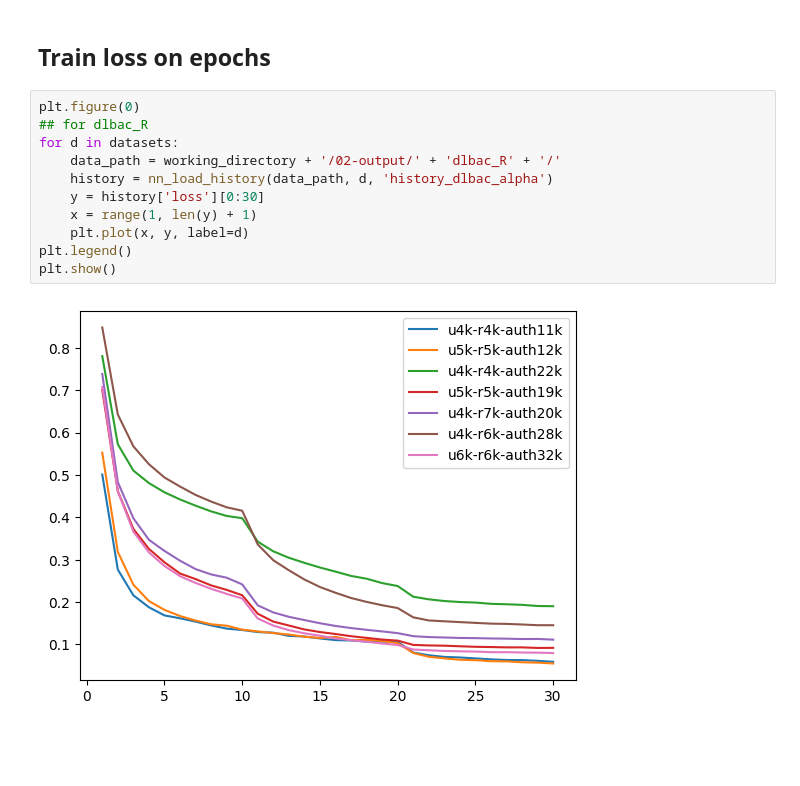
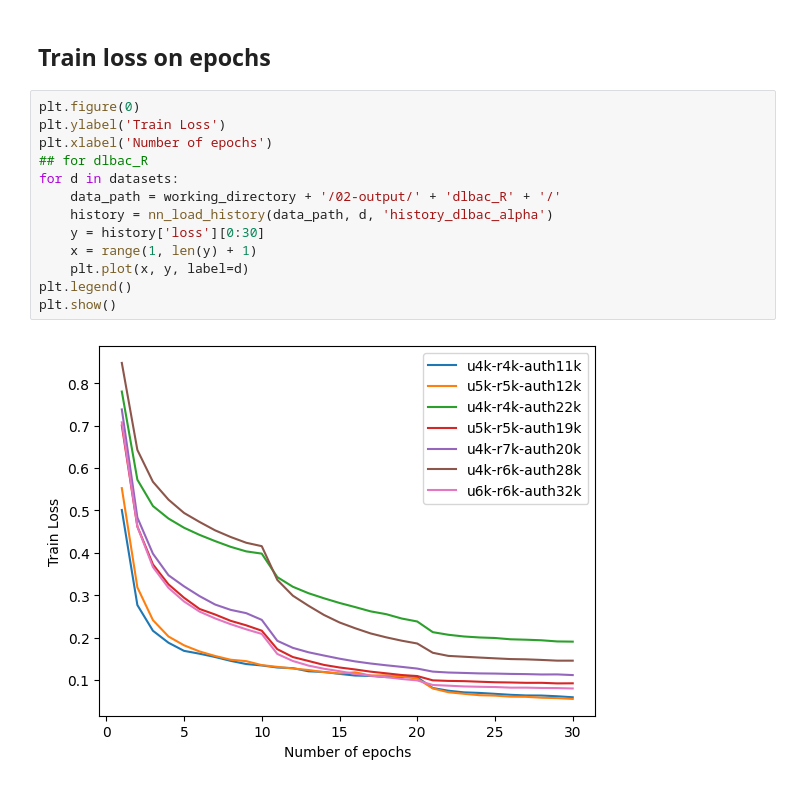
Before and after one commit to mgr-cse/nn-access-ctrl, a Jupyter notebook: model-analysis.ipynb, the cells around one changed output. Drawn from its saved outputs; the diff is of its cells as text; blank space fills up the shorter version.

```diff
--- a/model-analysis.ipynb
+++ b/model-analysis.ipynb
@@ -221,16 +227,18 @@ mlp [0.6762505173683167, 0.6309875845909119, 0.5355635285377502, 0.6438570022583
 ## Train loss on epochs
 # %%
 plt.figure(0)
+plt.ylabel('Train Loss')
+plt.xlabel('Number of epochs')
 ## for dlbac_R
 for d in datasets:
     data_path = working_directory + '/02-output/' + 'dlbac_R' + '/'
     history = nn_load_history(data_path, d, 'history_dlbac_alpha')
     y = history['loss'][0:30]
     x = range(1, len(y) + 1)
     plt.plot(x, y, label=d)
 plt.legend()
 plt.show()
 # %% [output]
-[figure, old version]
+[figure, new version]
 # %%
 plt.figure(0)
```
Also changed, not shown: parts of 7 cells of this notebook, 1 other file.
